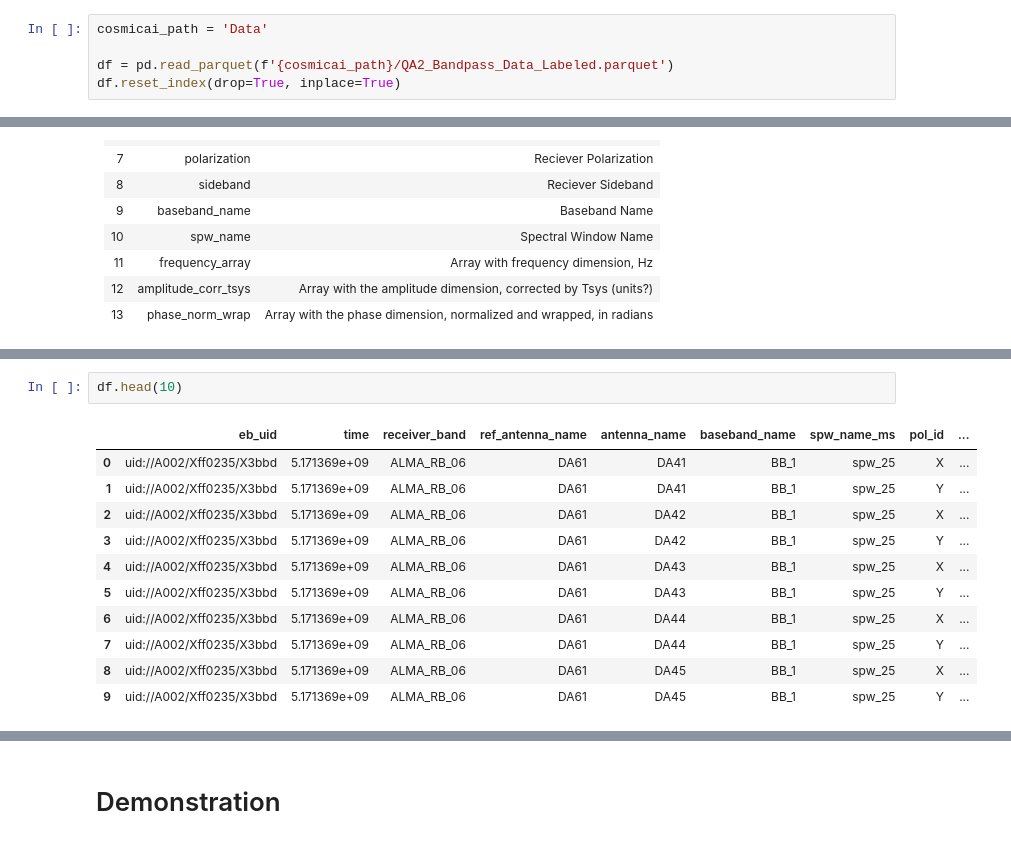
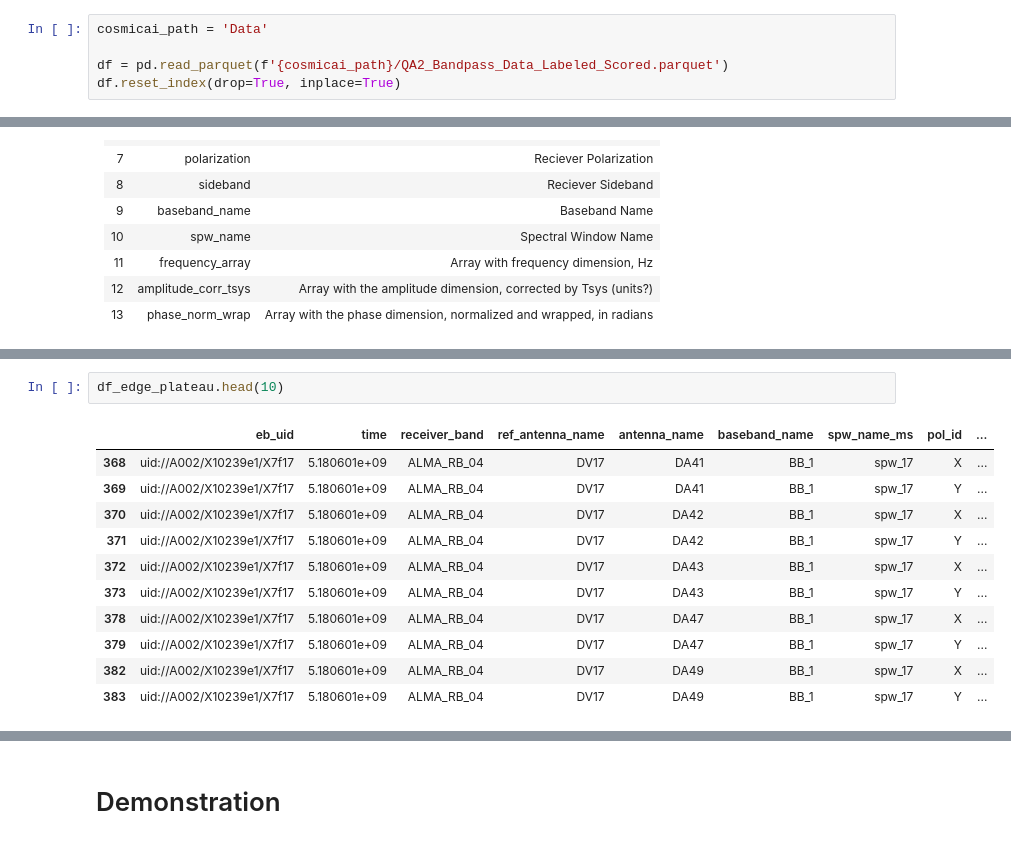
Before and after one commit to BeardyMan37/RegressionScanStats, a Jupyter notebook: explore_data.ipynb, the cells around one changed output, grey strips where cells are left out. Cells and saved outputs as stored; diff of their text form.

```diff
--- a/explore_data.ipynb
+++ b/explore_data.ipynb
@@ -30,7 +28,7 @@ Index(['eb_uid', 'cal_data_id', 'cal_reduction_id', 'start_valid_time',
 # %%
 cosmicai_path = 'Data'
 
-df = pd.read_parquet(f'{cosmicai_path}/QA2_Bandpass_Data_Labeled.parquet')
+df = pd.read_parquet(f'{cosmicai_path}/QA2_Bandpass_Data_Labeled_Scored.parquet')
 df.reset_index(drop=True, inplace=True)
 # %%
 df.info()
@@ -74,14 +158,14 @@ memory usage: 8.0+ MB
 # %%
-df.head(10)
+df_edge_plateau.head(10)
 # %% [output]
 |  | eb_uid | time | receiver_band | ref_antenna_name | antenna_name | baseband_name | spw_name_ms | pol_id | ... |
-| 0 | uid://A002/Xff0235/X3bbd | 5.171369e+09 | ALMA_RB_06 | DA61 | DA41 | BB_1 | spw_25 | X | ... |
-| 1 | uid://A002/Xff0235/X3bbd | 5.171369e+09 | ALMA_RB_06 | DA61 | DA41 | BB_1 | spw_25 | Y | ... |
-| 2 | uid://A002/Xff0235/X3bbd | 5.171369e+09 | ALMA_RB_06 | DA61 | DA42 | BB_1 | spw_25 | X | ... |
-| 3 | uid://A002/Xff0235/X3bbd | 5.171369e+09 | ALMA_RB_06 | DA61 | DA42 | BB_1 | spw_25 | Y | ... |
-| 4 | uid://A002/Xff0235/X3bbd | 5.171369e+09 | ALMA_RB_06 | DA61 | DA43 | BB_1 | spw_25 | X | ... |
-| 5 | uid://A002/Xff0235/X3bbd | 5.171369e+09 | ALMA_RB_06 | DA61 | DA43 | BB_1 | spw_25 | Y | ... |
-| 6 | uid://A002/Xff0235/X3bbd | 5.171369e+09 | ALMA_RB_06 | DA61 | DA44 | BB_1 | spw_25 | X | ... |
-| 7 | uid://A002/Xff0235/X3bbd | 5.171369e+09 | ALMA_RB_06 | DA61 | DA44 | BB_1 | spw_25 | Y | ... |
-| 8 | uid://A002/Xff0235/X3bbd | 5.171369e+09 | ALMA_RB_06 | DA61 | DA45 | BB_1 | spw_25 | X | ... |
-| 9 | uid://A002/Xff0235/X3bbd | 5.171369e+09 | ALMA_RB_06 | DA61 | DA45 | BB_1 | spw_25 | Y | ... |
+| 368 | uid://A002/X10239e1/X7f17 | 5.180601e+09 | ALMA_RB_04 | DV17 | DA41 | BB_1 | spw_17 | X | ... |
+| 369 | uid://A002/X10239e1/X7f17 | 5.180601e+09 | ALMA_RB_04 | DV17 | DA41 | BB_1 | spw_17 | Y | ... |
+| 370 | uid://A002/X10239e1/X7f17 | 5.180601e+09 | ALMA_RB_04 | DV17 | DA42 | BB_1 | spw_17 | X | ... |
+| 371 | uid://A002/X10239e1/X7f17 | 5.180601e+09 | ALMA_RB_04 | DV17 | DA42 | BB_1 | spw_17 | Y | ... |
+| 372 | uid://A002/X10239e1/X7f17 | 5.180601e+09 | ALMA_RB_04 | DV17 | DA43 | BB_1 | spw_17 | X | ... |
+| 373 | uid://A002/X10239e1/X7f17 | 5.180601e+09 | ALMA_RB_04 | DV17 | DA43 | BB_1 | spw_17 | Y | ... |
+| 378 | uid://A002/X10239e1/X7f17 | 5.180601e+09 | ALMA_RB_04 | DV17 | DA47 | BB_1 | spw_17 | X | ... |
+| 379 | uid://A002/X10239e1/X7f17 | 5.180601e+09 | ALMA_RB_04 | DV17 | DA47 | BB_1 | spw_17 | Y | ... |
+| 382 | uid://A002/X10239e1/X7f17 | 5.180601e+09 | ALMA_RB_04 | DV17 | DA49 | BB_1 | spw_17 | X | ... |
+| 383 | uid://A002/X10239e1/X7f17 | 5.180601e+09 | ALMA_RB_04 | DV17 | DA49 | BB_1 | spw_17 | Y | ... |
```
Also changed, not shown: parts of 13 cells of this notebook, 12 other files.
